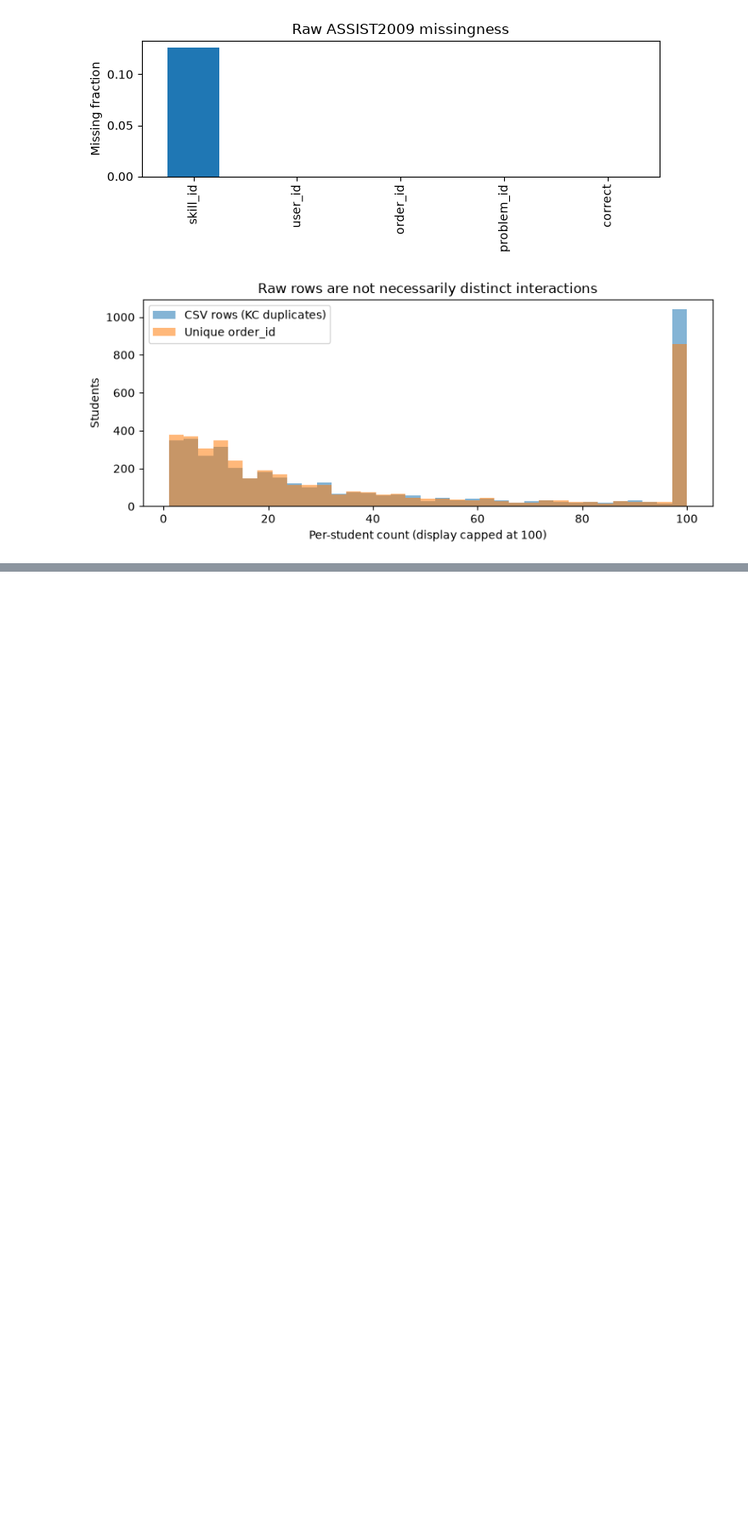
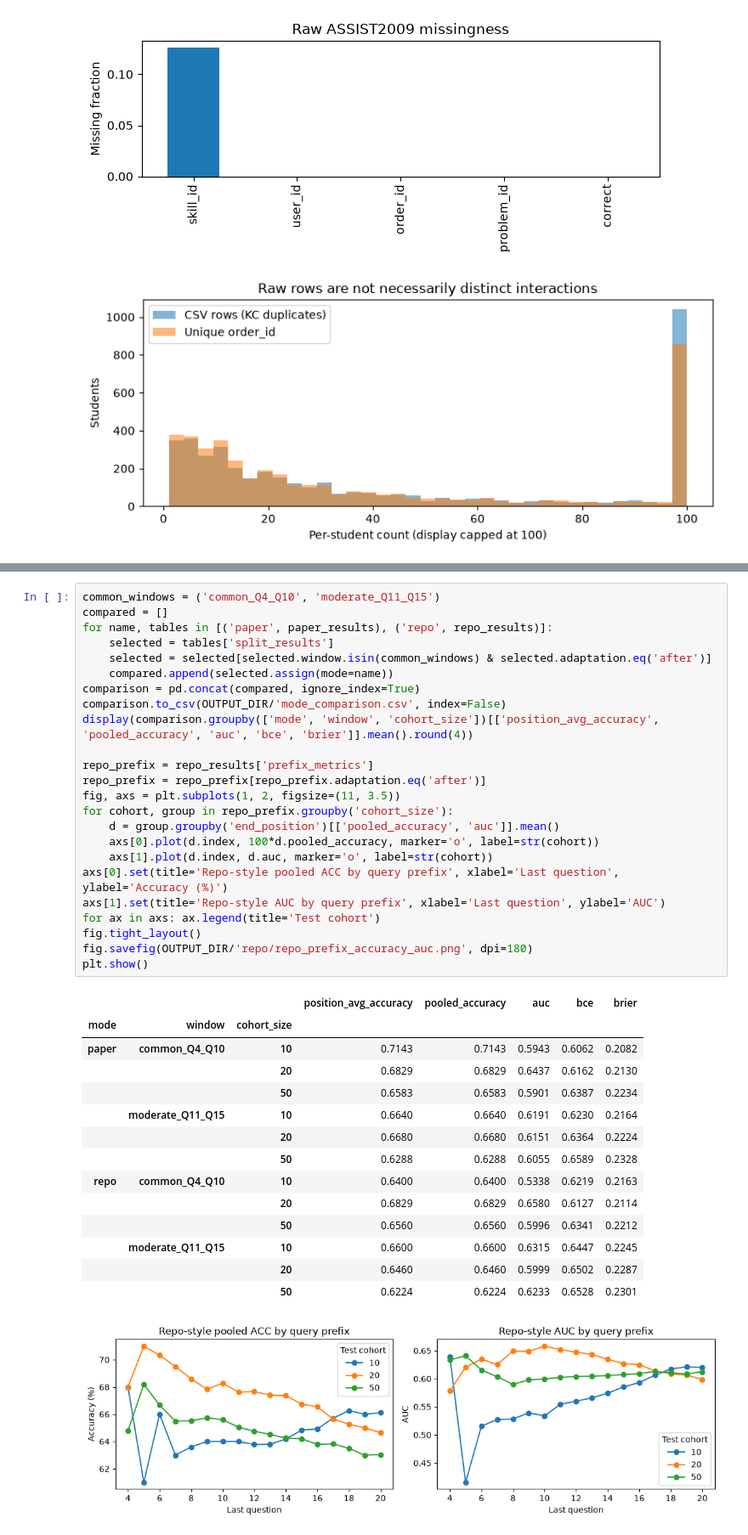
Before and after one commit to AIVIETNAM-AIO-LQThai/kt-state-lab, a Jupyter notebook: notebooks/MAML_KT.ipynb, the cells around one changed output, grey strips where cells are left out. Shown at 85% size. Drawn from its saved outputs; the diff is of its cells as text; blank space fills up the shorter version.

```diff
--- a/notebooks/MAML_KT.ipynb
+++ b/notebooks/MAML_KT.ipynb
@@ -676,0 +708,40 @@ Useful outputs: `paper/summary.csv`, `paper/split_results.csv`, `paper/position_
+# %%
+common_windows = ('common_Q4_Q10', 'moderate_Q11_Q15')
+compared = []
+for name, tables in [('paper', paper_results), ('repo', repo_results)]:
+    selected = tables['split_results']
+    selected = selected[selected.window.isin(common_windows) & selected.adaptation.eq('after')]
+    compared.append(selected.assign(mode=name))
+comparison = pd.concat(compared, ignore_index=True)
+comparison.to_csv(OUTPUT_DIR/'mode_comparison.csv', index=False)
+display(comparison.groupby(['mode', 'window', 'cohort_size'])[['position_avg_accuracy', 'pooled_accuracy', 'auc', 'bce', 'brier']].mean().round(4))
+
+repo_prefix = repo_results['prefix_metrics']
+repo_prefix = repo_prefix[repo_prefix.adaptation.eq('after')]
+fig, axs = plt.subplots(1, 2, figsize=(11, 3.5))
+for cohort, group in repo_prefix.groupby('cohort_size'):
+    d = group.groupby('end_position')[['pooled_accuracy', 'auc']].mean()
+    axs[0].plot(d.index, 100*d.pooled_accuracy, marker='o', label=str(cohort))
+    axs[1].plot(d.index, d.auc, marker='o', label=str(cohort))
+axs[0].set(title='Repo-style pooled ACC by query prefix', xlabel='Last question', ylabel='Accuracy (%)')
+axs[1].set(title='Repo-style AUC by query prefix', xlabel='Last question', ylabel='AUC')
+for ax in axs: ax.legend(title='Test cohort')
+fig.tight_layout()
+fig.savefig(OUTPUT_DIR/'repo/repo_prefix_accuracy_auc.png', dpi=180)
+plt.show()
+# %% [output]
+|  |  |  | position_avg_accuracy | pooled_accuracy | auc | bce | brier |
+| mode | window | cohort_size |  |  |  |  |  |
+| paper | common_Q4_Q10 | 10 | 0.7143 | 0.7143 | 0.5943 | 0.6062 | 0.2082 |
+|  |  | 20 | 0.6829 | 0.6829 | 0.6437 | 0.6162 | 0.2130 |
+|  |  | 50 | 0.6583 | 0.6583 | 0.5901 | 0.6387 | 0.2234 |
+|  | moderate_Q11_Q15 | 10 | 0.6640 | 0.6640 | 0.6191 | 0.6230 | 0.2164 |
+|  |  | 20 | 0.6680 | 0.6680 | 0.6151 | 0.6364 | 0.2224 |
+|  |  | 50 | 0.6288 | 0.6288 | 0.6055 | 0.6589 | 0.2328 |
+| repo | common_Q4_Q10 | 10 | 0.6400 | 0.6400 | 0.5338 | 0.6219 | 0.2163 |
+|  |  | 20 | 0.6829 | 0.6829 | 0.6580 | 0.6127 | 0.2114 |
+|  |  | 50 | 0.6560 | 0.6560 | 0.5996 | 0.6341 | 0.2212 |
+|  | moderate_Q11_Q15 | 10 | 0.6600 | 0.6600 | 0.6315 | 0.6447 | 0.2245 |
+|  |  | 20 | 0.6460 | 0.6460 | 0.5999 | 0.6502 | 0.2287 |
+|  |  | 50 | 0.6224 | 0.6224 | 0.6233 | 0.6528 | 0.2301 |
+[figure, added]
```
Also changed, not shown: parts of 50 cells of this notebook, 13 other files.
